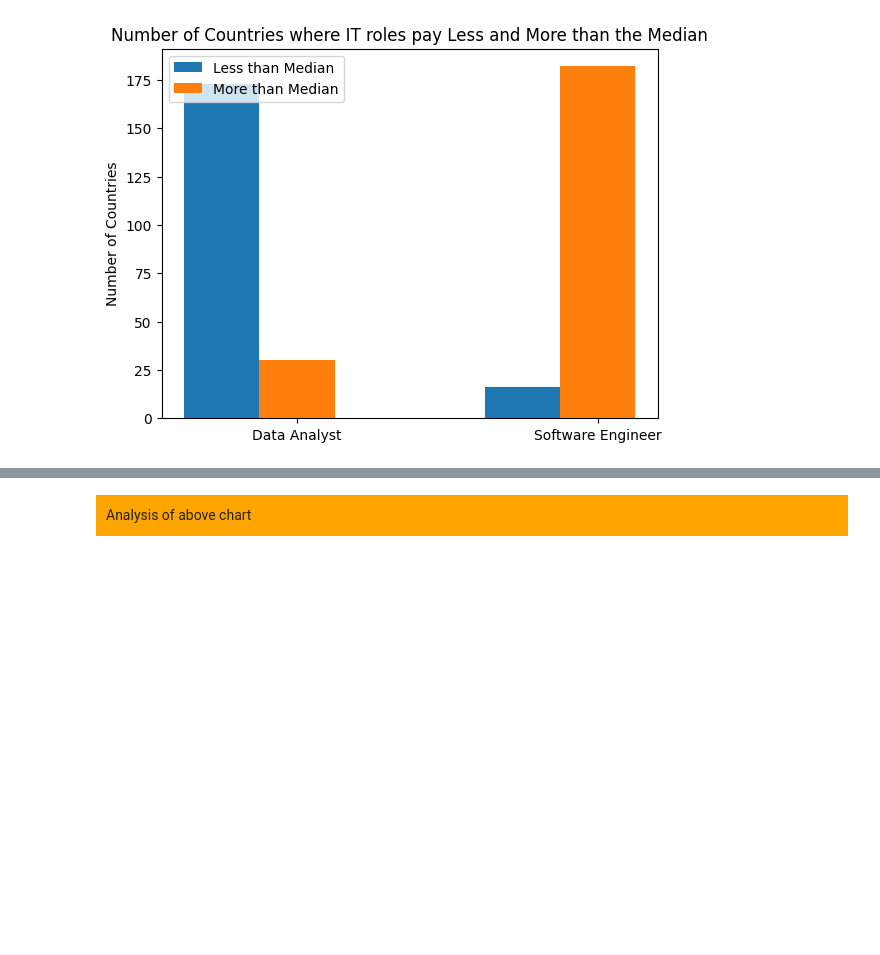
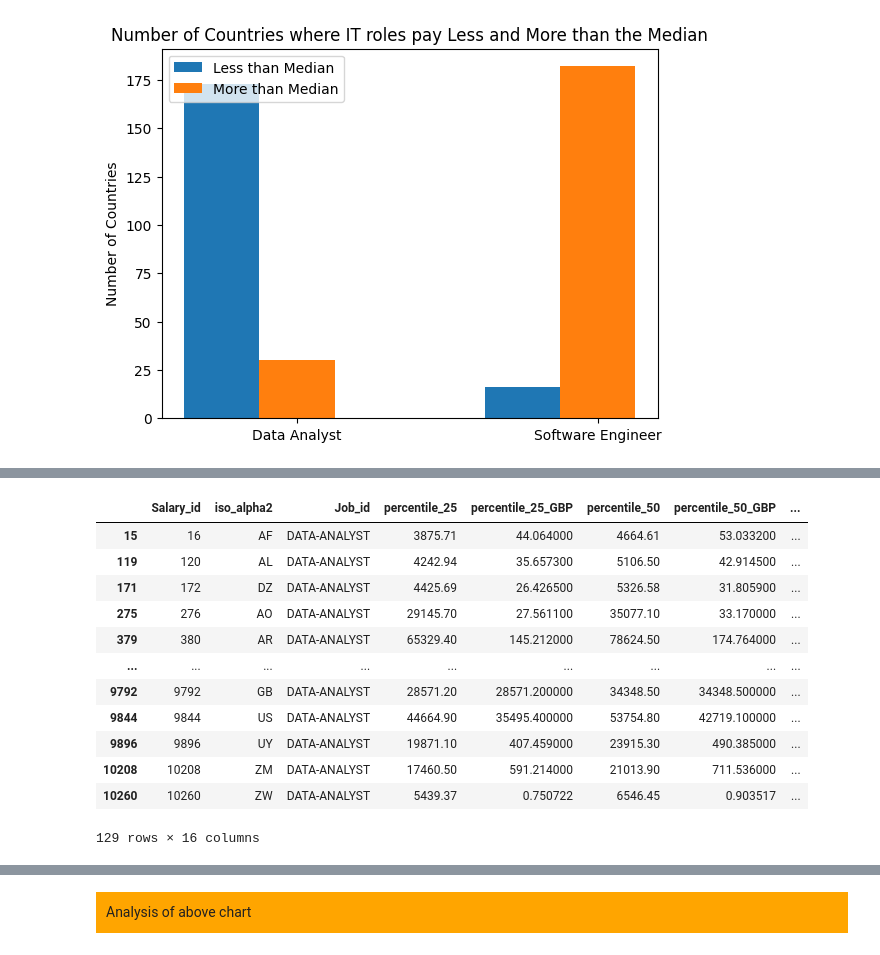
Before and after one commit to Tatiana-Ngamba/The-GitGirls-Collective-group-7, a Jupyter notebook: GLOBAL IT SALARY ANALYSIS - Notebook Part 2 (Data Analysis).ipynb, the cells around one changed output, grey strips where cells are left out. Cells and saved outputs as stored; diff of their text form; code cells hidden in the pictures; blank space fills up the shorter version.

```diff
--- a/GLOBAL IT SALARY ANALYSIS - Notebook Part 2 (Data Analysis).ipynb
+++ b/GLOBAL IT SALARY ANALYSIS - Notebook Part 2 (Data Analysis).ipynb
@@ -823,0 +979,17 @@ plt.show()
+# %%
+data=data.dropna()
+data
+# %% [output]
+|  | Salary_id | iso_alpha2 | Job_id | percentile_25 | percentile_25_GBP | percentile_50 | percentile_50_GBP | ... |
+| 15 | 16 | AF | DATA-ANALYST | 3875.71 | 44.064000 | 4664.61 | 53.033200 | ... |
+| 119 | 120 | AL | DATA-ANALYST | 4242.94 | 35.657300 | 5106.50 | 42.914500 | ... |
+| 171 | 172 | DZ | DATA-ANALYST | 4425.69 | 26.426500 | 5326.58 | 31.805900 | ... |
+| 275 | 276 | AO | DATA-ANALYST | 29145.70 | 27.561100 | 35077.10 | 33.170000 | ... |
+| 379 | 380 | AR | DATA-ANALYST | 65329.40 | 145.212000 | 78624.50 | 174.764000 | ... |
+| ... | ... | ... | ... | ... | ... | ... | ... | ... |
+| 9792 | 9792 | GB | DATA-ANALYST | 28571.20 | 28571.200000 | 34348.50 | 34348.500000 | ... |
+| 9844 | 9844 | US | DATA-ANALYST | 44664.90 | 35495.400000 | 53754.80 | 42719.100000 | ... |
+| 9896 | 9896 | UY | DATA-ANALYST | 19871.10 | 407.459000 | 23915.30 | 490.385000 | ... |
+| 10208 | 10208 | ZM | DATA-ANALYST | 17460.50 | 591.214000 | 21013.90 | 711.536000 | ... |
+| 10260 | 10260 | ZW | DATA-ANALYST | 5439.37 | 0.750722 | 6546.45 | 0.903517 | ... |
+129 rows × 16 columns
```
Also changed, not shown: parts of 23 cells of this notebook, 1 other file.
